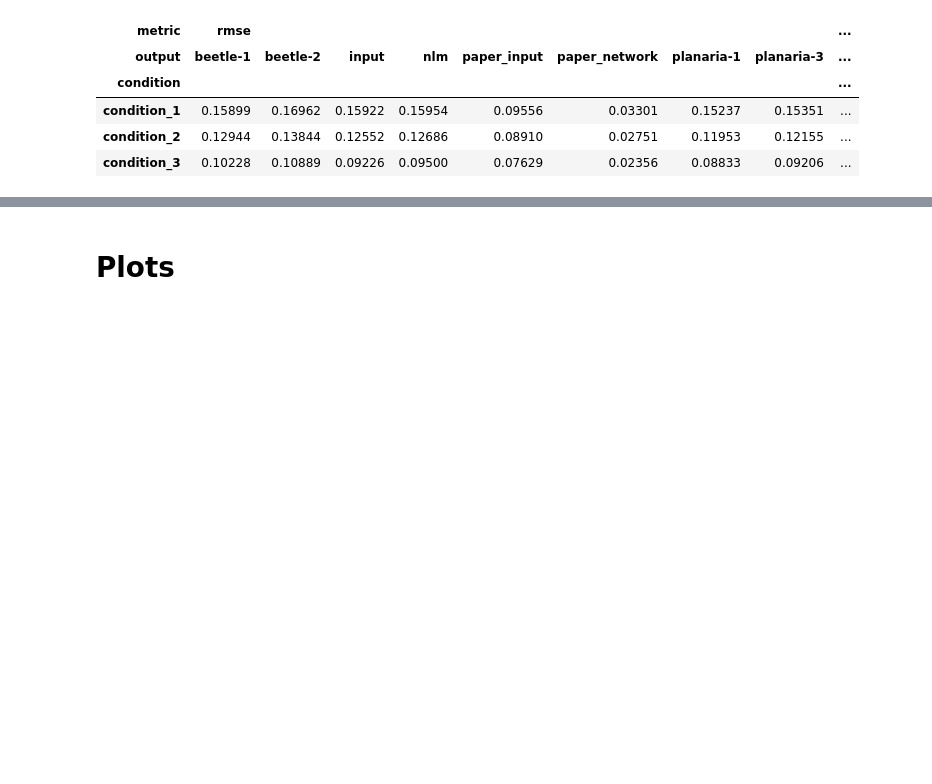
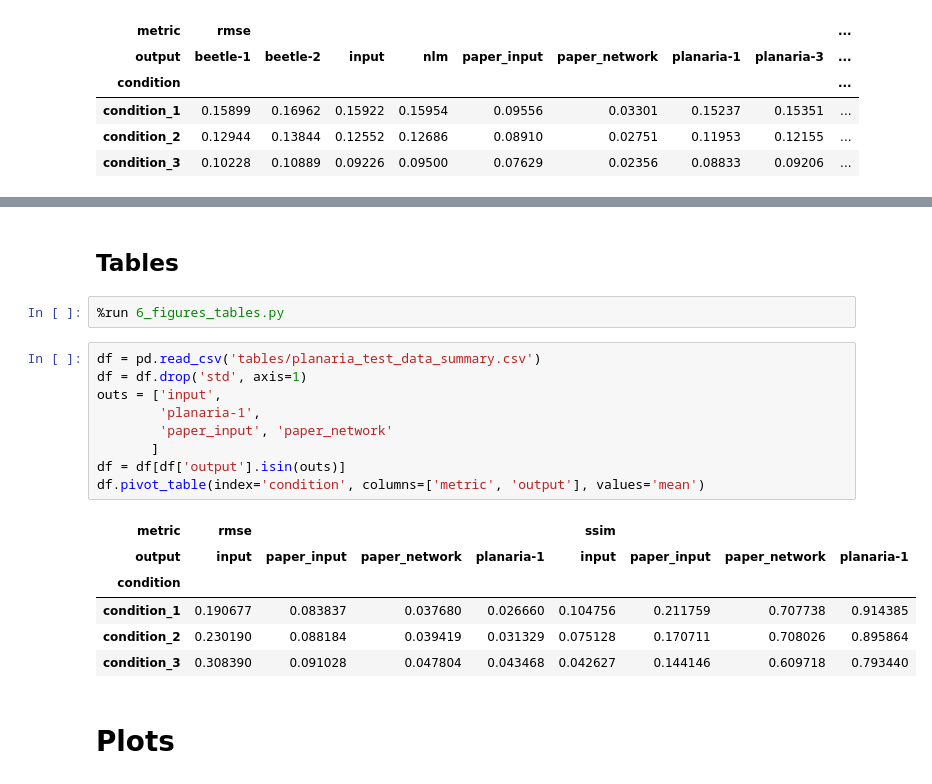
Before and after one commit to ksr987/COMP551-MP4, a Jupyter notebook: denoising/6_figures_tables.ipynb, the cells around one changed output, grey strips where cells are left out. Cells and saved outputs as stored; diff of their text form; blank space fills up the shorter version.

```diff
--- a/denoising/6_figures_tables.ipynb
+++ b/denoising/6_figures_tables.ipynb
@@ -116,3 +182,23 @@ df.head()
+# %% [markdown]
+## Tables
+# %%
+%run 6_figures_tables.py
+# %%
+df = pd.read_csv('tables/planaria_test_data_summary.csv')
+df = df.drop('std', axis=1)
+outs = ['input',
+        'planaria-1',
+        'paper_input', 'paper_network'
+       ]
+df = df[df['output'].isin(outs)]
+df.pivot_table(index='condition', columns=['metric', 'output'], values='mean')
+# %% [output]
+| metric | rmse |  |  |  | ssim |  |  |  |
+| output | input | paper_input | paper_network | planaria-1 | input | paper_input | paper_network | planaria-1 |
+| condition |  |  |  |  |  |  |  |  |
+| condition_1 | 0.190677 | 0.083837 | 0.037680 | 0.026660 | 0.104756 | 0.211759 | 0.707738 | 0.914385 |
+| condition_2 | 0.230190 | 0.088184 | 0.039419 | 0.031329 | 0.075128 | 0.170711 | 0.708026 | 0.895864 |
+| condition_3 | 0.308390 | 0.091028 | 0.047804 | 0.043468 | 0.042627 | 0.144146 | 0.609718 | 0.793440 |
 # %% [markdown]
 # Plots
 # %% [markdown]
```
Also changed, not shown: parts of 20 cells of this notebook, 53 other files.
